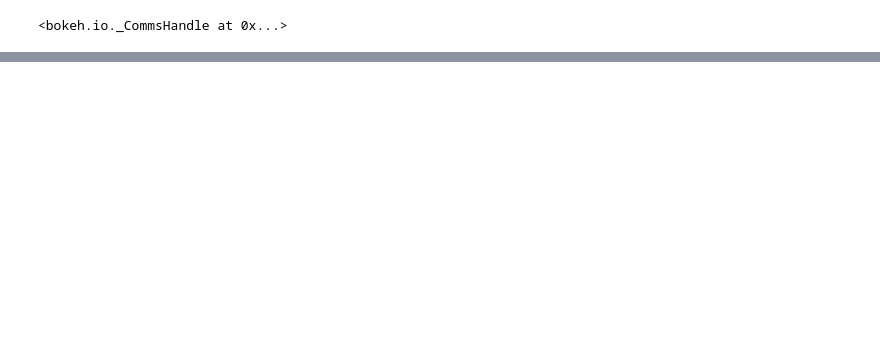
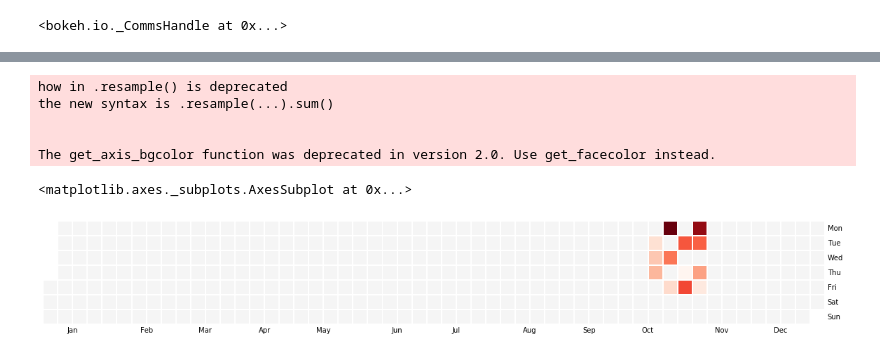
Before and after one commit to saeed349/Think-or-swim-trade-analysis, a Jupyter notebook: All for Tony, Tony for All/.~Thinkorswim winner trade analysis.ipynb, the cells around one changed output, grey strips where cells are left out. Cells and saved outputs as stored; diff of their text form; code cells hidden in the pictures; blank space fills up the shorter version.

```diff
--- a/All for Tony, Tony for All/.~Thinkorswim winner trade analysis.ipynb
+++ b/All for Tony, Tony for All/.~Thinkorswim winner trade analysis.ipynb
@@ -366,0 +620,14 @@ show(pie_chart)
+# %%
+trade
+cal=pd.Series(trade.total_profit.values,index=trade.start_time)
+cal
+plt.figure(figsize=(20,10))
+calmap.yearplot(cal, year=2016)
+# %% [output]
+how in .resample() is deprecated
+the new syntax is .resample(...).sum()
+
+
+The get_axis_bgcolor function was deprecated in version 2.0. Use get_facecolor instead.
+<matplotlib.axes._subplots.AxesSubplot at 0x...>
+[figure, added]
```
Also changed, not shown: parts of 21 cells of this notebook.
